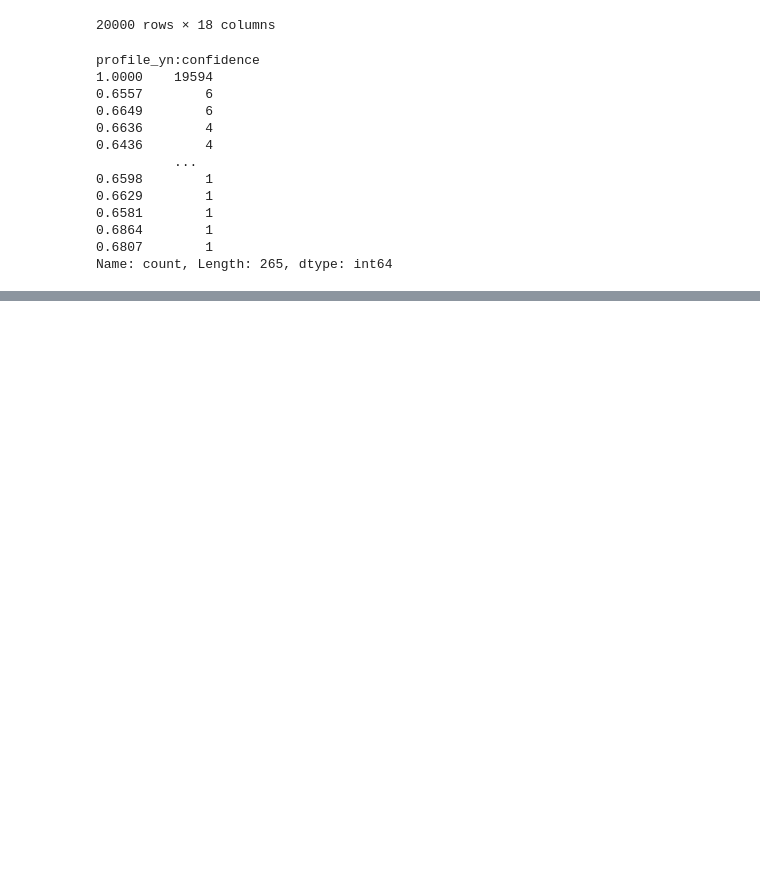
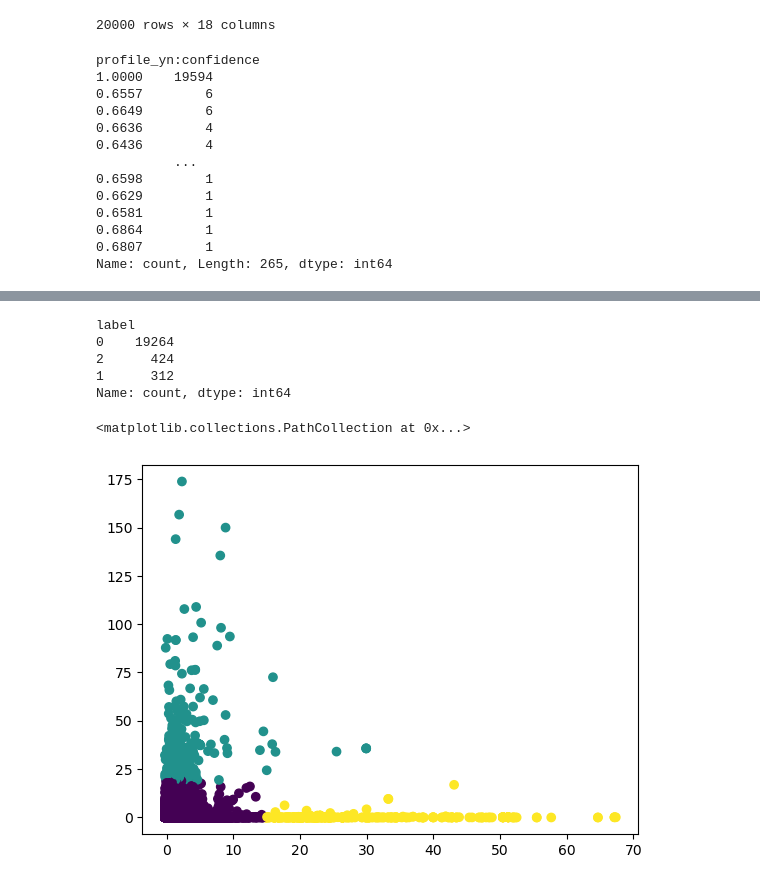
Before and after one commit to ceejem/csci946_twitter_classification, a Jupyter notebook: data_exploration.ipynb, the cells around one changed output, grey strips where cells are left out. Saved outputs shown, nothing was run; the diff lists cells and outputs as text; code cells hidden in the pictures; blank space fills up the shorter version.

Commit message:
feat: perform KMean and SOM

```diff
--- a/data_exploration.ipynb
+++ b/data_exploration.ipynb
@@ -667,0 +780,6 @@ user_rdf.to_csv('./data/twitter_normal_user_data.csv', index=False)
+# %%
+rscaler = RobustScaler()
+rs_data = rscaler.fit_transform(df2.values)
+# %%
+rs_df2 = pd.DataFrame(rs_data, index=df2.index, columns=df2.columns)
+rs_df2.describe()
@@ -667,0 +819,3 @@ user_rdf.to_csv('./data/twitter_normal_user_data.csv', index=False)
+# %%
+km = KMeans(n_clusters=3)
+km.fit(rs_df2)
@@ -667,0 +824,3 @@ user_rdf.to_csv('./data/twitter_normal_user_data.csv', index=False)
+# %%
+rs_df2['label'] = km.predict(rs_df2)
+rs_df2.head()
@@ -667,0 +843,13 @@ user_rdf.to_csv('./data/twitter_normal_user_data.csv', index=False)
+# %%
+rs_df2['label'].value_counts()
+# %% [output]
+label
+0    19264
+2      424
+1      312
+Name: count, dtype: int64
+# %%
+plt.scatter(x=rs_df2['tweets_per_day'], y=rs_df2['favnum_per_day'], c=rs_df2['label'])
+# %% [output]
+<matplotlib.collections.PathCollection at 0x...>
+[figure, added]
```
Also changed, not shown: parts of 61 cells of this notebook.
